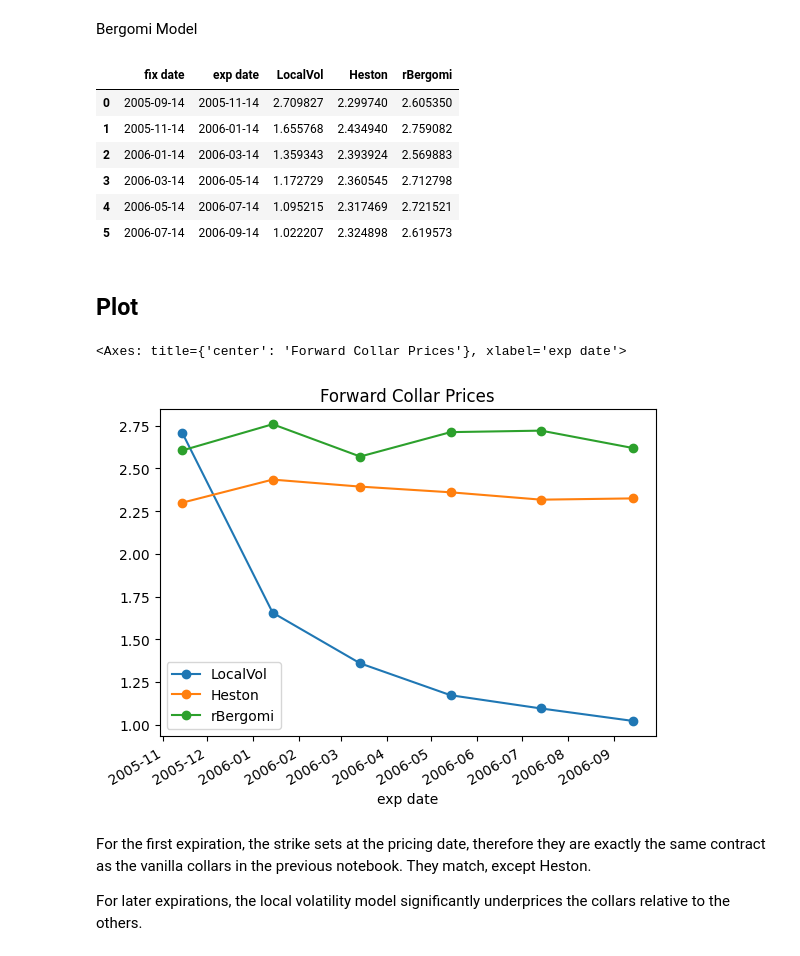
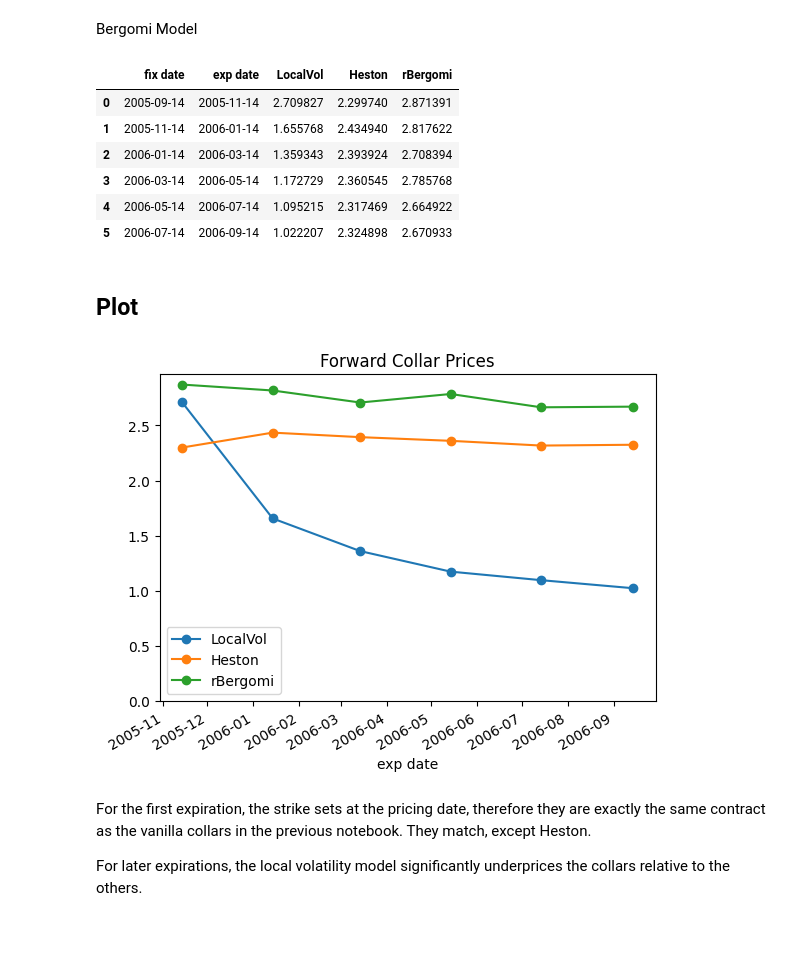
Before and after one commit to qatwalk/eq, a Jupyter notebook: 03b_FwdCollars.ipynb, the cells around one changed output. Cells and saved outputs as stored; diff of their text form; code cells hidden in the pictures.

```diff
--- a/03b_FwdCollars.ipynb
+++ b/03b_FwdCollars.ipynb
@@ -185,8 +185,8 @@ Bergomi Model
 # %%
 model = rBergomiMCModel()
 dataset = rbergomi_data()
-dataset["MC"]["PATHS"] = 20_000  # very slow with 100_000, 1/250
-dataset["MC"]["TIMESTEP"] = 1 / 100
+dataset["MC"]["PATHS"] = 50_000  # very slow with 100_000, 1/250
+dataset["MC"]["TIMESTEP"] = 1000
 
 prices = []
 for timetable in timetables:
@@ -196,25 +196,26 @@ df["rBergomi"] = prices
 df
 # %% [output]
 |  | fix date | exp date | LocalVol | Heston | rBergomi |
-| 0 | 2005-09-14 | 2005-11-14 | 2.709827 | 2.299740 | 2.605350 |
-| 1 | 2005-11-14 | 2006-01-14 | 1.655768 | 2.434940 | 2.759082 |
-| 2 | 2006-01-14 | 2006-03-14 | 1.359343 | 2.393924 | 2.569883 |
-| 3 | 2006-03-14 | 2006-05-14 | 1.172729 | 2.360545 | 2.712798 |
-| 4 | 2006-05-14 | 2006-07-14 | 1.095215 | 2.317469 | 2.721521 |
-| 5 | 2006-07-14 | 2006-09-14 | 1.022207 | 2.324898 | 2.619573 |
+| 0 | 2005-09-14 | 2005-11-14 | 2.709827 | 2.299740 | 2.871391 |
+| 1 | 2005-11-14 | 2006-01-14 | 1.655768 | 2.434940 | 2.817622 |
+| 2 | 2006-01-14 | 2006-03-14 | 1.359343 | 2.393924 | 2.708394 |
+| 3 | 2006-03-14 | 2006-05-14 | 1.172729 | 2.360545 | 2.785768 |
+| 4 | 2006-05-14 | 2006-07-14 | 1.095215 | 2.317469 | 2.664922 |
+| 5 | 2006-07-14 | 2006-09-14 | 1.022207 | 2.324898 | 2.670933 |
 # %% [markdown]
 ## Plot
 # %%
 df.columns
 df.plot(
     x="exp date",
     y=["LocalVol", "Heston", "rBergomi"],
     marker="o",
     title="Forward Collar Prices",
 )
+plt.ylim(bottom=0)  # This includes 0 at the y-axis
+plt.show()
 # %% [output]
-<Axes: title={'center': 'Forward Collar Prices'}, xlabel='exp date'>
-[figure, old version]
+[figure, new version]
 # %% [markdown]
 For the first expiration, the strike sets at the pricing date, therefore they are exactly the same contract as the vanilla collars in the previous notebook. They match, except Heston.
 
```
Also changed, not shown: parts of 1 cell of this notebook, 14 other files.
